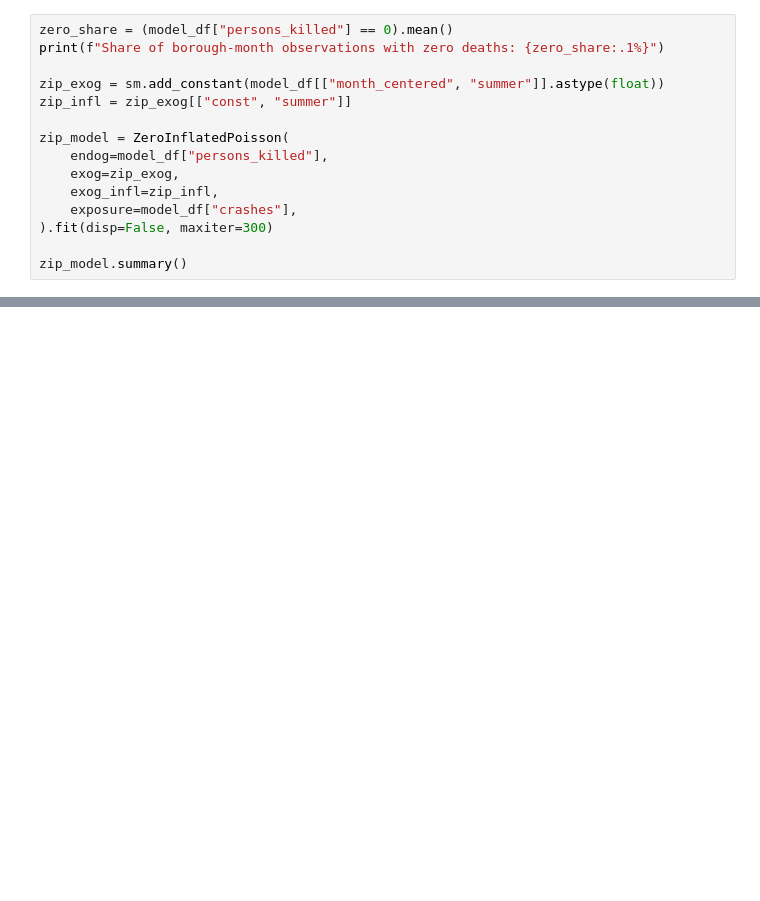
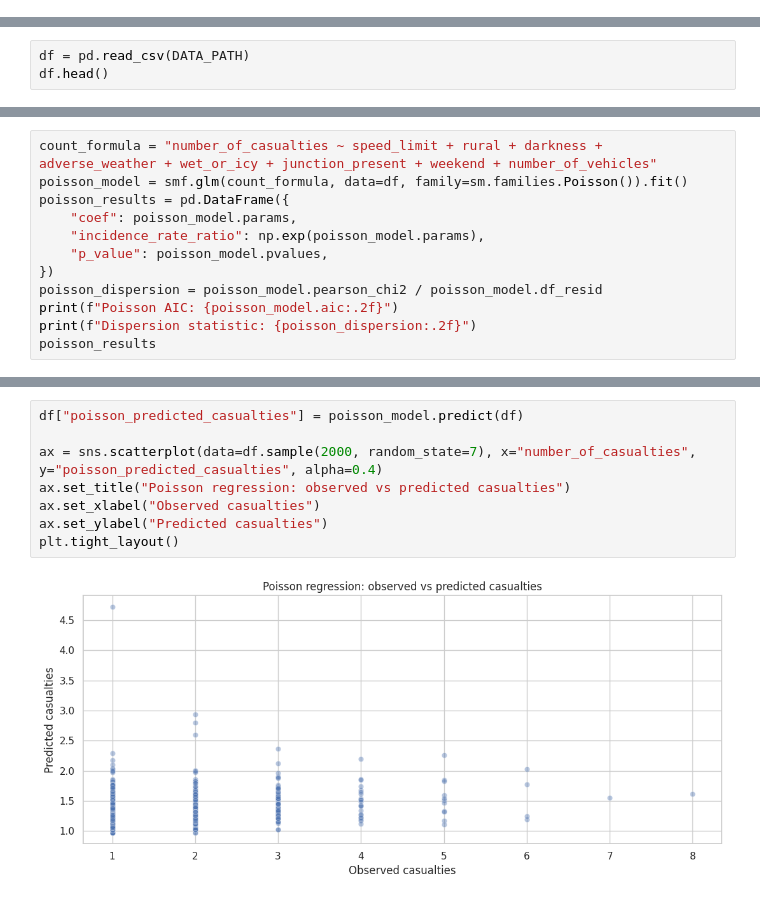
Before and after one commit to lilinchao/traffic-book-practice, a Jupyter notebook: notebooks/chapter-04/traffic_accident_panel_analysis.ipynb, the cells around one changed output, grey strips where cells are left out. Drawn from its saved outputs; the diff is of its cells as text; blank space fills up the shorter version.

Commit message:
Revise chapter 4 for traffic tabular causal models

```diff
--- a/notebooks/chapter-04/traffic_accident_panel_analysis.ipynb
+++ b/notebooks/chapter-04/traffic_accident_panel_analysis.ipynb
@@ -523,15 +0,0 @@ pd.DataFrame({
-# %%
-zero_share = (model_df["persons_killed"] == 0).mean()
-print(f"Share of borough-month observations with zero deaths: {zero_share:.1%}")
-
-zip_exog = sm.add_constant(model_df[["month_centered", "summer"]].astype(float))
-zip_infl = zip_exog[["const", "summer"]]
-
-zip_model = ZeroInflatedPoisson(
-    endog=model_df["persons_killed"],
-    exog=zip_exog,
-    exog_infl=zip_infl,
-    exposure=model_df["crashes"],
-).fit(disp=False, maxiter=300)
-
-zip_model.summary()
@@ -619,0 +45,3 @@ plt.tight_layout()
+# %%
+df = pd.read_csv(DATA_PATH)
+df.head()
@@ -619,0 +193,12 @@ plt.tight_layout()
+# %%
+count_formula = "number_of_casualties ~ speed_limit + rural + darkness + adverse_weather + wet_or_icy + junction_present + weekend + number_of_vehicles"
+poisson_model = smf.glm(count_formula, data=df, family=sm.families.Poisson()).fit()
+poisson_results = pd.DataFrame({
+    "coef": poisson_model.params,
+    "incidence_rate_ratio": np.exp(poisson_model.params),
+    "p_value": poisson_model.pvalues,
+})
+poisson_dispersion = poisson_model.pearson_chi2 / poisson_model.df_resid
+print(f"Poisson AIC: {poisson_model.aic:.2f}")
+print(f"Dispersion statistic: {poisson_dispersion:.2f}")
+poisson_results
@@ -619,0 +241,10 @@ plt.tight_layout()
+# %%
+df["poisson_predicted_casualties"] = poisson_model.predict(df)
+
+ax = sns.scatterplot(data=df.sample(2000, random_state=7), x="number_of_casualties", y="poisson_predicted_casualties", alpha=0.4)
+ax.set_title("Poisson regression: observed vs predicted casualties")
+ax.set_xlabel("Observed casualties")
+ax.set_ylabel("Predicted casualties")
+plt.tight_layout()
+# %% [output]
+[figure, added]
```
Also changed, not shown: parts of 69 cells of this notebook, 23 other files.
